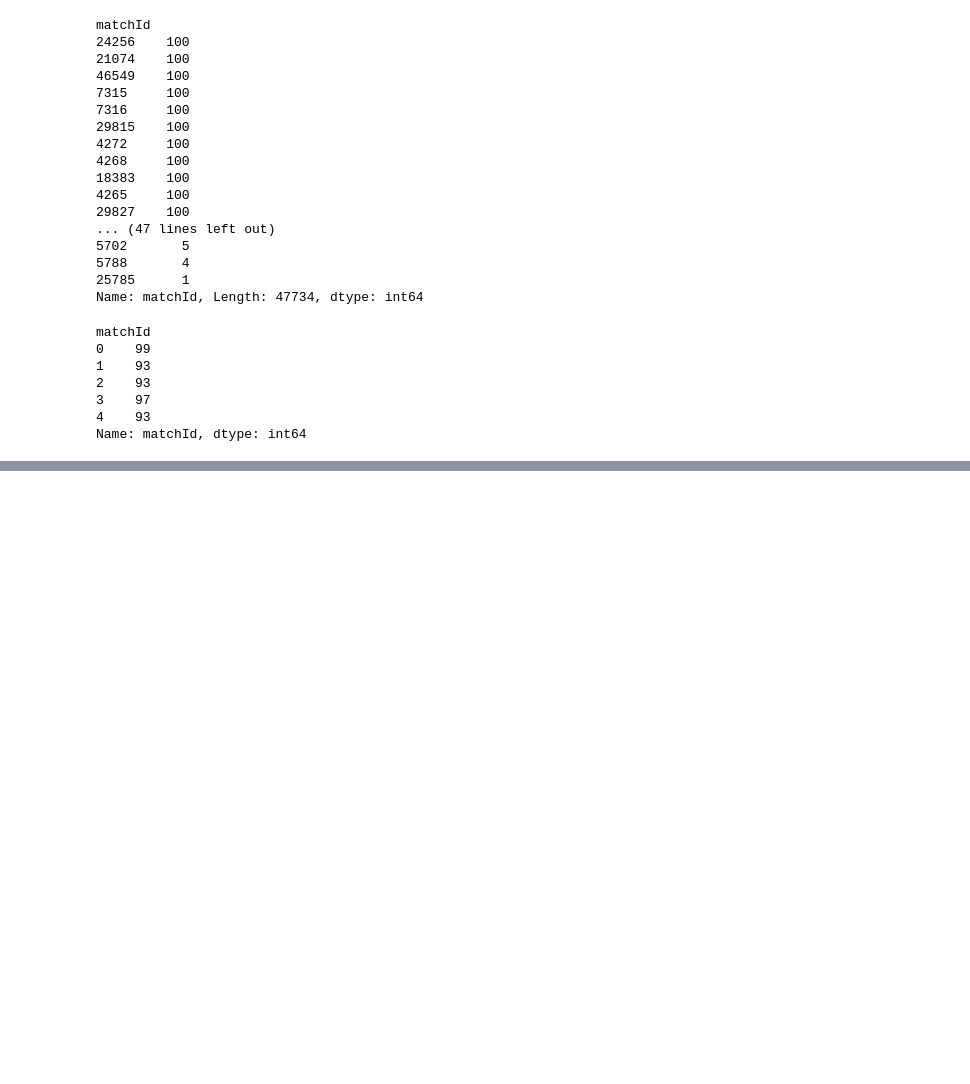
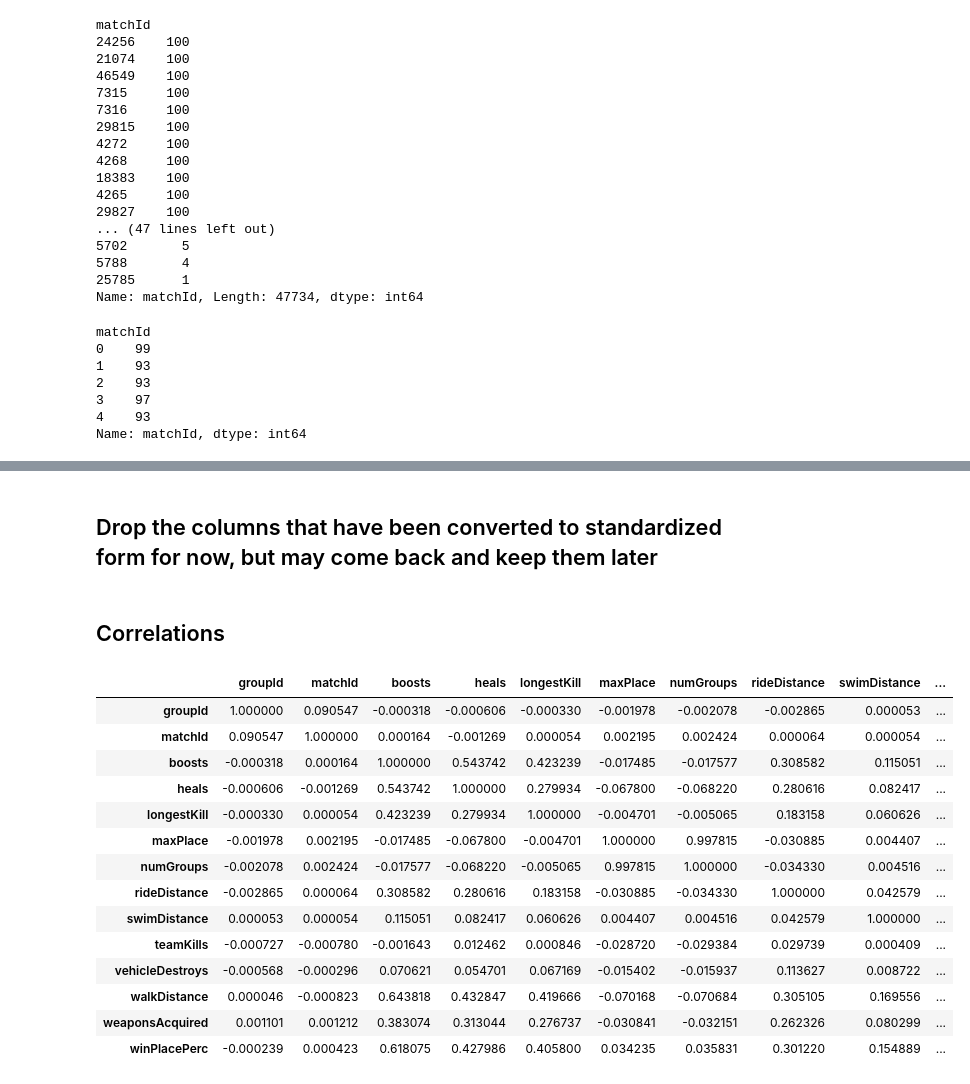
Before and after one commit to Tucker-Allen/PUBG_Kaggle_Competition, a Jupyter notebook: code/EDA.ipynb, the cells around one changed output, grey strips where cells are left out. Saved outputs shown, nothing was run; the diff lists cells and outputs as text; code cells hidden in the pictures; blank space fills up the shorter version.

```diff
--- a/code/EDA.ipynb
+++ b/code/EDA.ipynb
@@ -141,0 +267,3 @@ train.head()
+# %%
+train = train.merge(group_size_train, on='groupId', how='left')
+test = test.merge(group_size_test, on='groupId', how='left')
@@ -141,0 +326,17 @@ train.head()
+# %%
+to_standardize_match_size = ['assists', 'damageDealt', 'DBNOs', 'headshotKills', 'killPlace', 'killPoints', 'kills',
+                            'killStreaks', 'roadKills', 'winPoints']
+
+to_standardize_group_size = ['revives', 'kills']
+# %%
+for i in to_standardize_match_size:
+    train[i+'_std'] = train[i] / train['match_size']
+
+for i in to_standardize_group_size:
+    train[i+'_std'] = train[i] / train['group_size']
+
+for i in to_standardize_match_size:
+    test[i+'_std'] = test[i] / test['match_size']
+
+for i in to_standardize_group_size:
+    test[i+'_std'] = test[i] / test['group_size']
@@ -141,0 +353,25 @@ train.head()
+# %% [markdown]
+## Drop the columns that have been converted to standardized form for now, but may come back and keep them later
+# %%
+train.drop(to_standardize_group_size+to_standardize_match_size, axis=1, inplace=True)
+test.drop(to_standardize_group_size+to_standardize_match_size, axis=1, inplace=True)
+# %% [markdown]
+## Correlations
+# %%
+train[list(train.columns[:13])+['winPlacePerc']].corr()
+# %% [output]
+|  | groupId | matchId | boosts | heals | longestKill | maxPlace | numGroups | rideDistance | swimDistance | ... |
+| groupId | 1.000000 | 0.090547 | -0.000318 | -0.000606 | -0.000330 | -0.001978 | -0.002078 | -0.002865 | 0.000053 | ... |
+| matchId | 0.090547 | 1.000000 | 0.000164 | -0.001269 | 0.000054 | 0.002195 | 0.002424 | 0.000064 | 0.000054 | ... |
+| boosts | -0.000318 | 0.000164 | 1.000000 | 0.543742 | 0.423239 | -0.017485 | -0.017577 | 0.308582 | 0.115051 | ... |
+| heals | -0.000606 | -0.001269 | 0.543742 | 1.000000 | 0.279934 | -0.067800 | -0.068220 | 0.280616 | 0.082417 | ... |
+| longestKill | -0.000330 | 0.000054 | 0.423239 | 0.279934 | 1.000000 | -0.004701 | -0.005065 | 0.183158 | 0.060626 | ... |
+| maxPlace | -0.001978 | 0.002195 | -0.017485 | -0.067800 | -0.004701 | 1.000000 | 0.997815 | -0.030885 | 0.004407 | ... |
+| numGroups | -0.002078 | 0.002424 | -0.017577 | -0.068220 | -0.005065 | 0.997815 | 1.000000 | -0.034330 | 0.004516 | ... |
+| rideDistance | -0.002865 | 0.000064 | 0.308582 | 0.280616 | 0.183158 | -0.030885 | -0.034330 | 1.000000 | 0.042579 | ... |
+| swimDistance | 0.000053 | 0.000054 | 0.115051 | 0.082417 | 0.060626 | 0.004407 | 0.004516 | 0.042579 | 1.000000 | ... |
+| teamKills | -0.000727 | -0.000780 | -0.001643 | 0.012462 | 0.000846 | -0.028720 | -0.029384 | 0.029739 | 0.000409 | ... |
+| vehicleDestroys | -0.000568 | -0.000296 | 0.070621 | 0.054701 | 0.067169 | -0.015402 | -0.015937 | 0.113627 | 0.008722 | ... |
+| walkDistance | 0.000046 | -0.000823 | 0.643818 | 0.432847 | 0.419666 | -0.070168 | -0.070684 | 0.305105 | 0.169556 | ... |
+| weaponsAcquired | 0.001101 | 0.001212 | 0.383074 | 0.313044 | 0.276737 | -0.030841 | -0.032151 | 0.262326 | 0.080299 | ... |
+| winPlacePerc | -0.000239 | 0.000423 | 0.618075 | 0.427986 | 0.405800 | 0.034235 | 0.035831 | 0.301220 | 0.154889 | ... |
```
Also changed, not shown: parts of 40 cells of this notebook.
